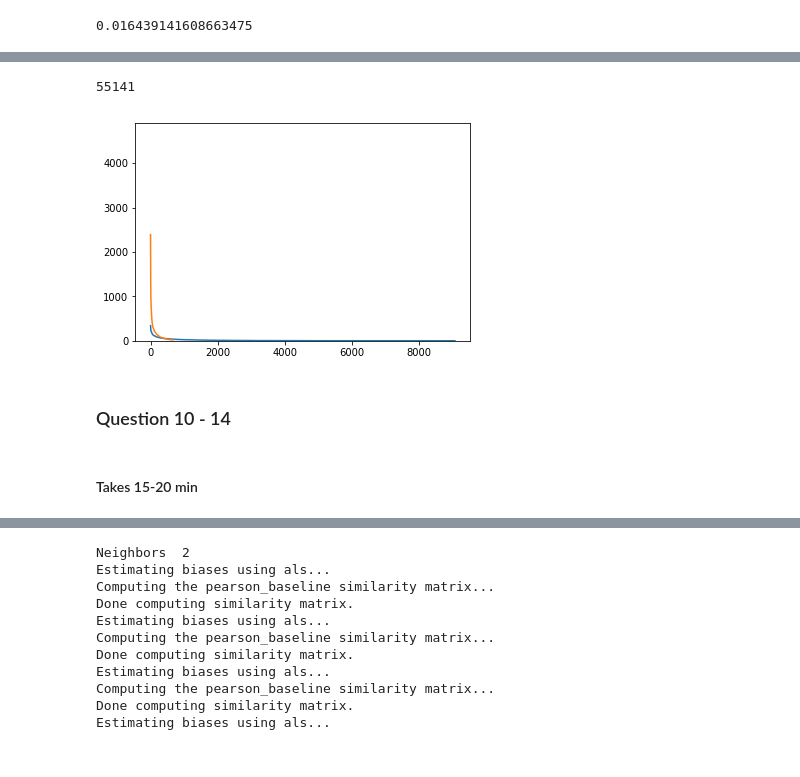
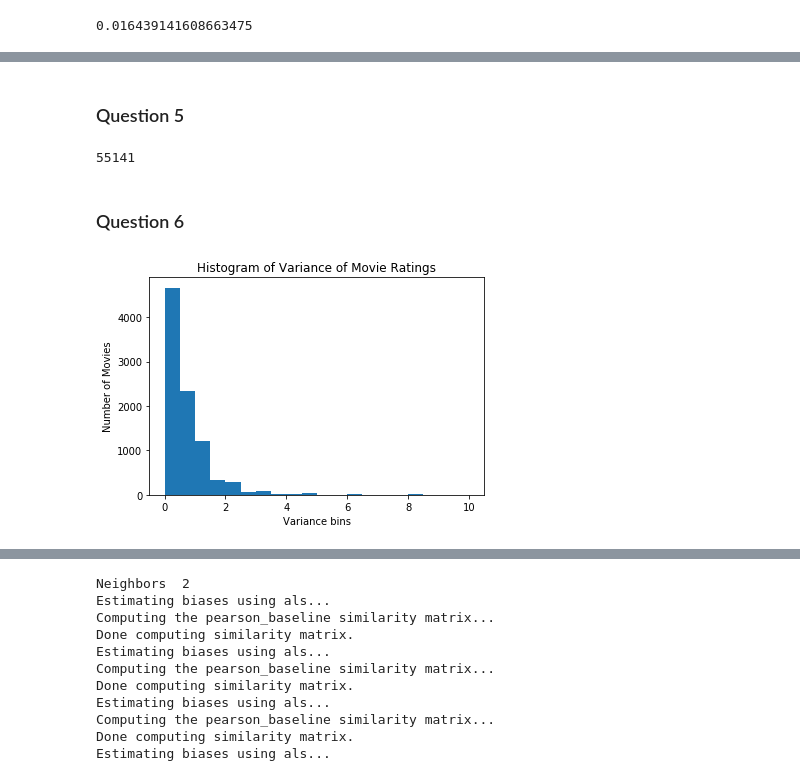
Before and after one commit to satyatumati/Collaborative-Filtering, a Jupyter notebook: Project 3_v1.ipynb, the cells around one changed output, grey strips where cells are left out. Cells and saved outputs as stored; diff of their text form; code cells hidden in the pictures.

```diff
--- a/Project 3_v1.ipynb
+++ b/Project 3_v1.ipynb
@@ -47,6 +72,10 @@ plt.plot(range(0,len(user_ratings_dict.keys())), sorted(user_ratings_dict.values
+# %% [markdown]
+### Question 5
 # %%
 sum(sorted(user_ratings_dict.values(),reverse=True)[:100])
 # %% [output]
 55141
+# %% [markdown]
+### Question 6
 # %%
 id_var = (dataset[['movieId','rating']].groupby('movieId',as_index=False)).var().fillna(0)
@@ -57,8 +84,11 @@ var_list = list(dataset[['movieId','rating']].groupby('movieId').var()['rating']
 # %%
 plt.hist(np.nan_to_num(var_list),bins=np.arange(min(var_list), max(var_list), 0.5))
+plt.title('Histogram of Variance of Movie Ratings')
+plt.ylabel('Number of Movies')
+plt.xlabel('Variance bins')
 plt.show()
 # %% [output]
-[figure, old version]
+[figure, new version]
 # %%
 def get_popular(movie_ratings_dict, testset):
     movieids = [x[0] for x in movie_ratings_dict.items() if x[1]>2]
@@ -71,7 +101,3 @@ def get_highvar(movie_ratings_dict, var_dict, testset):
     movieids = [x[0] for x in movie_ratings_dict.items() if x[1]>=5]
     movieids = [x for x in high_variance_movieids if var_dict[x]>=2 ]
     return [x for x in testset if x[1] in movie_ids]
-# %% [markdown]
-### Question 10 - 14
-# %% [markdown]
-#### Takes 15-20 min
```
Also changed, not shown: parts of 57 cells of this notebook, 1 other file.
